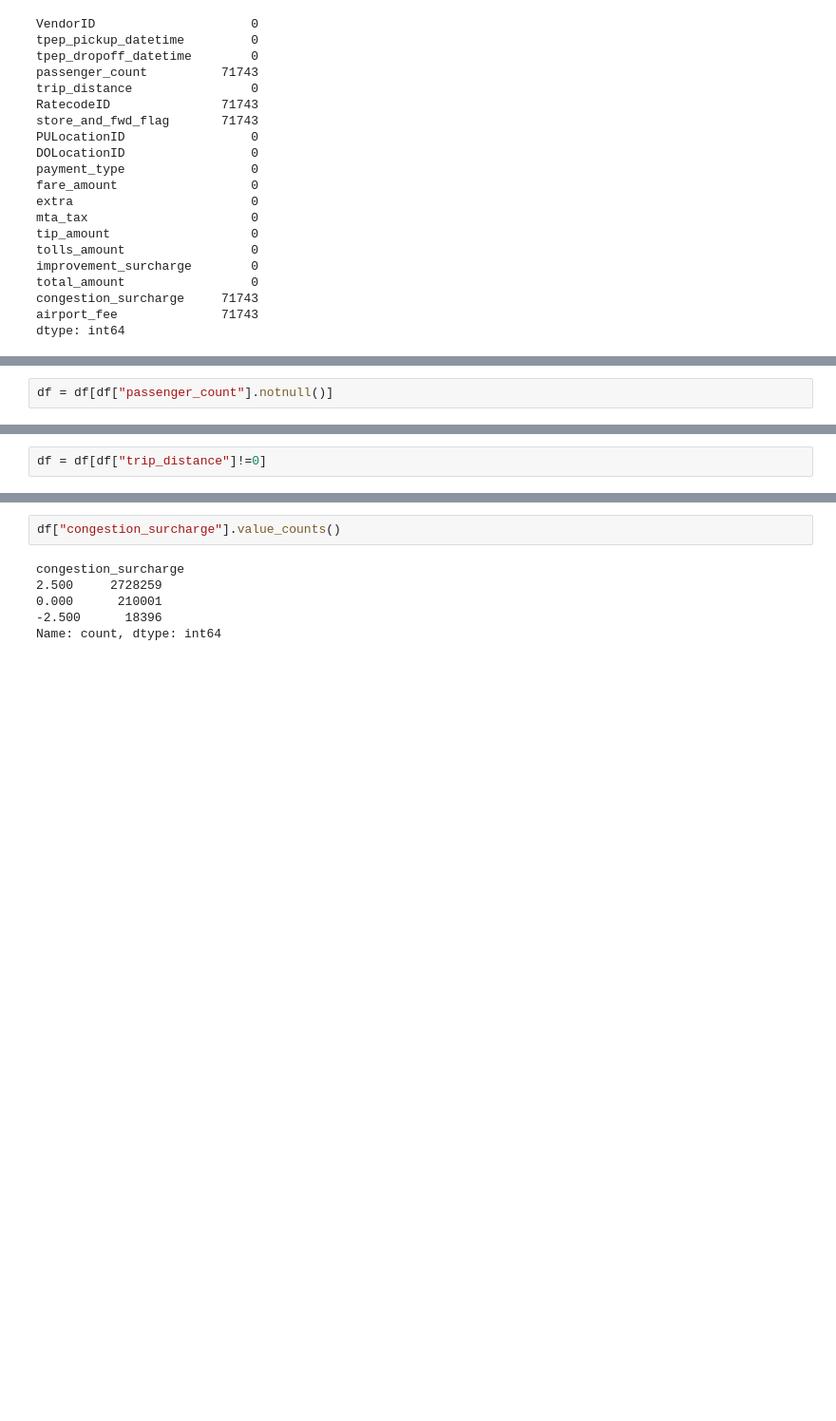
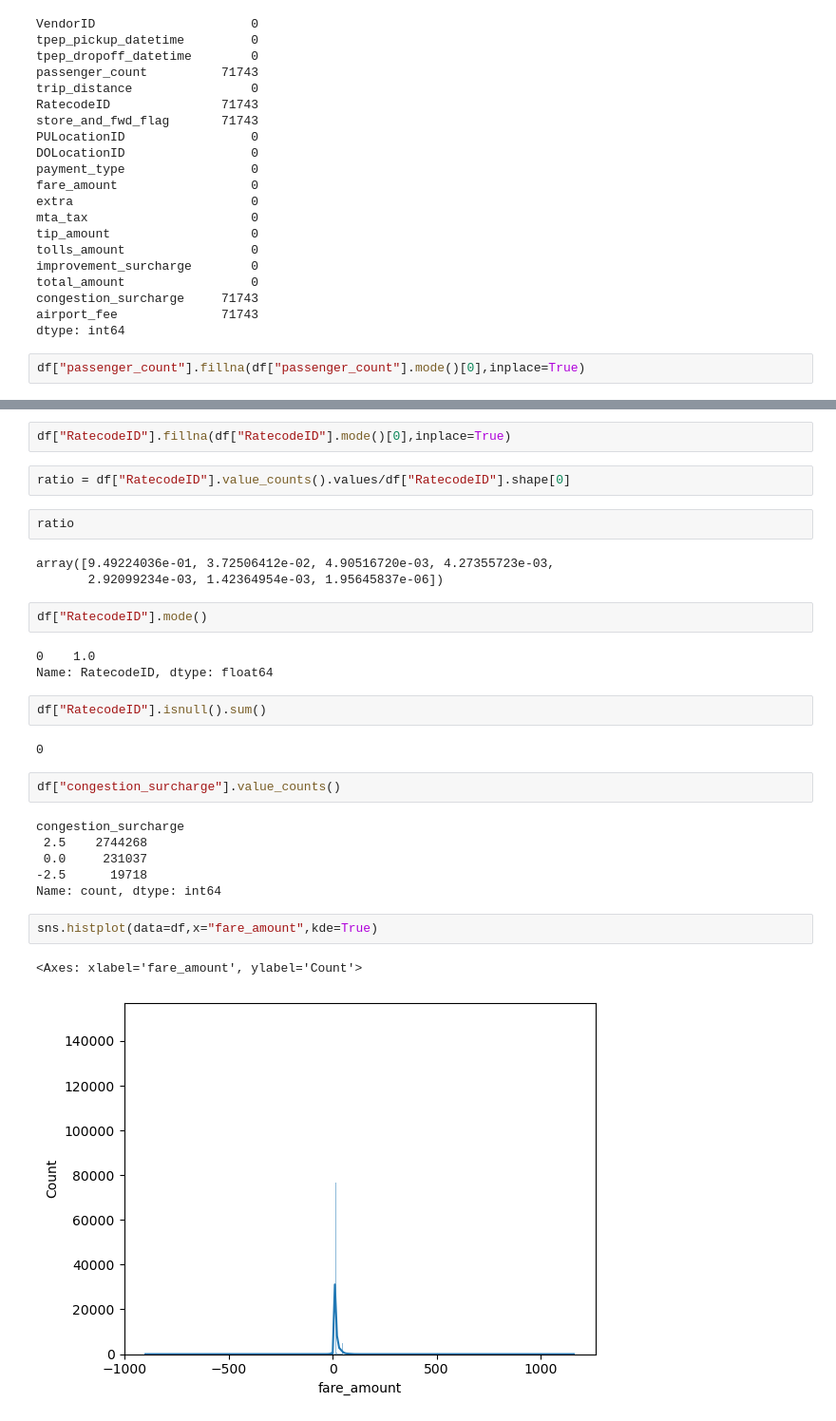
Before and after one commit to BGuragain1/Machine-Learning, a Jupyter notebook: new-york-city-taxi.ipynb, the cells around one changed output, grey strips where cells are left out. Shown: that part at 95% size. Cells and saved outputs as stored; diff of their text form; blank space fills up the shorter version.

```diff
--- a/new-york-city-taxi.ipynb
+++ b/new-york-city-taxi.ipynb
@@ -63,4 +76,6 @@ total_amount                 0
 congestion_surcharge     71743
 airport_fee              71743
 dtype: int64
+# %%
+df["passenger_count"].fillna(df["passenger_count"].mode()[0],inplace=True)
 # %%
@@ -68,4 +83,2 @@ df.duplicated().sum()
 # %% [output]
 0
-# %%
-df = df[df["passenger_count"].notnull()]
@@ -118,2 +96,0 @@ ax = sns.histplot(x=df["fare_amount"],kde=False)
-# %%
-df = df[df["trip_distance"]!=0]
@@ -145,8 +97,31 @@ df.columns[2]
+# %%
+df["RatecodeID"].fillna(df["RatecodeID"].mode()[0],inplace=True)
+# %%
+ratio = df["RatecodeID"].value_counts().values/df["RatecodeID"].shape[0]
+# %%
+ratio
+# %% [output]
+array([9.49224036e-01, 3.72506412e-02, 4.90516720e-03, 4.27355723e-03,
+       2.92099234e-03, 1.42364954e-03, 1.95645837e-06])
+# %%
+df["RatecodeID"].mode()
+# %% [output]
+0    1.0
+Name: RatecodeID, dtype: float64
+# %%
+df["RatecodeID"].isnull().sum()
+# %% [output]
+0
 # %%
 df["congestion_surcharge"].value_counts()
 # %% [output]
 congestion_surcharge
-2.500     2728259
-0.000      210001
--2.500      18396
+ 2.5    2744268
+ 0.0     231037
+-2.5      19718
 Name: count, dtype: int64
+# %%
+sns.histplot(data=df,x="fare_amount",kde=True)
+# %% [output]
+<Axes: xlabel='fare_amount', ylabel='Count'>
+[figure, added]
```
Also changed, not shown: parts of 84 cells of this notebook.
